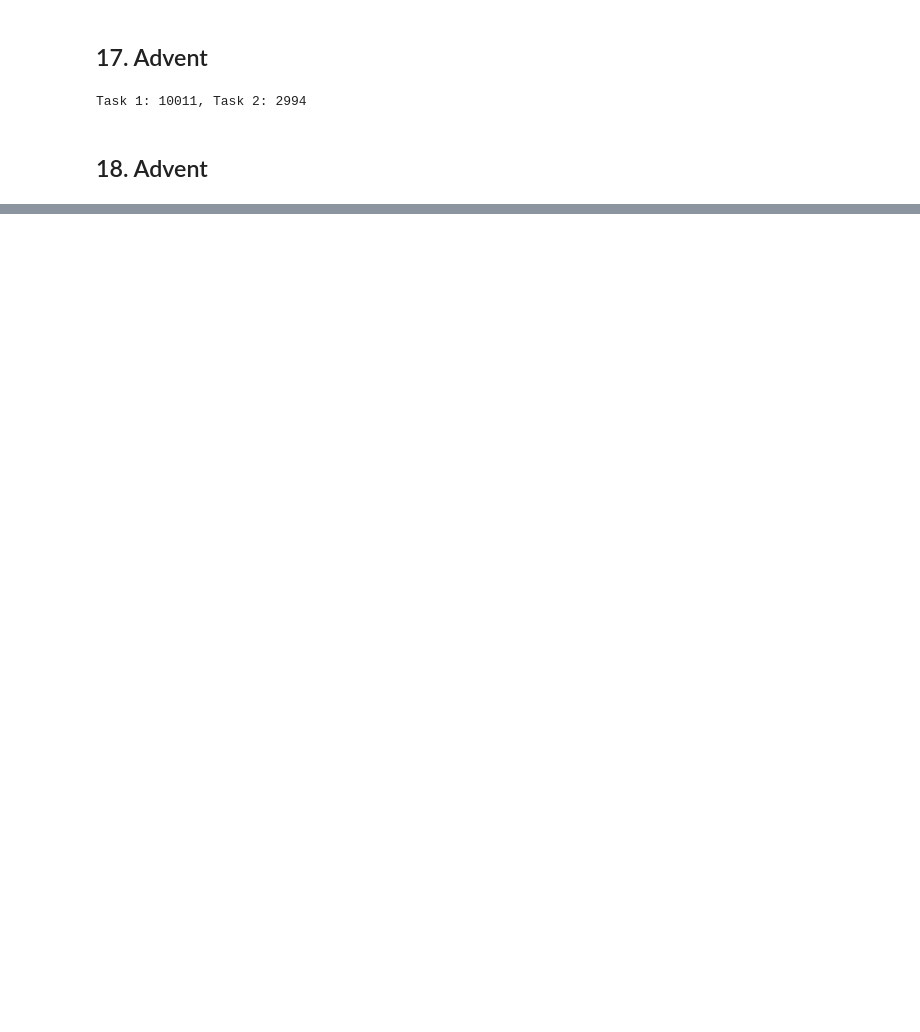
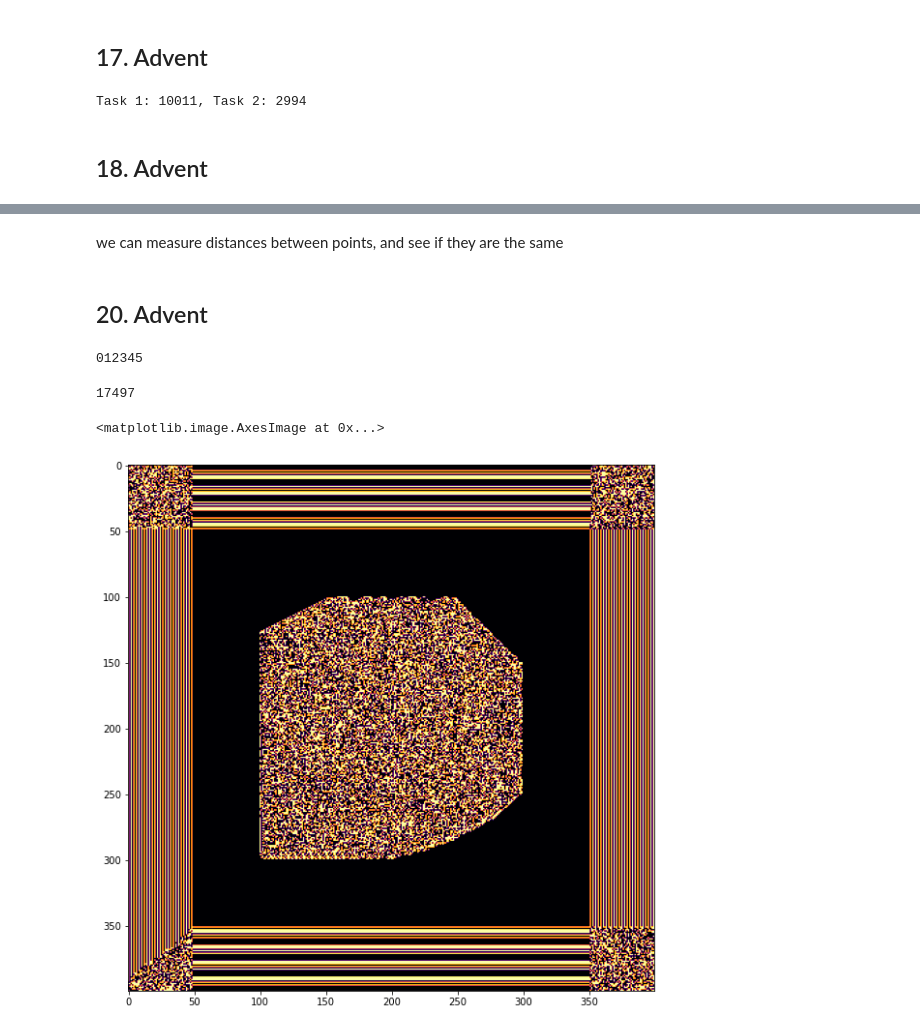
Before and after one commit to charelF/AOC2021, a Jupyter notebook: aoc.ipynb, the cells around one changed output, grey strips where cells are left out. Drawn from its saved outputs; the diff is of its cells as text; code cells hidden in the pictures; blank space fills up the shorter version.

```diff
--- a/aoc.ipynb
+++ b/aoc.ipynb
@@ -625,0 +764,2 @@ NameError: name 'cat' is not defined
+# %% [markdown]
+we can measure distances between points, and see if they are the same
@@ -625,0 +803,44 @@ NameError: name 'cat' is not defined
+# %% [markdown]
+## 20. Advent
+# %%
+from scipy.ndimage import generic_filter
+
+df = pd.read_csv("inputs/20")
+M = df.iloc[:,0].str.split("", expand=True).iloc[:, 1:-1].replace({"#":1, ".":0}).astype(np.uint16).to_numpy()
+s = np.where(np.array(list(df.columns[0])) == "#", True, False).astype(np.uint16)
+
+P2 = np.array([256, 128, 64, 32, 16, 8, 4, 2, 1]).astype(np.uint16)
+
+iterations = 100
+M = np.pad(M, iterations+2, 'constant', constant_values=0)
+# M,s
+for i in range(iterations):
+    print(i, end="")
+    M = generic_filter(input=M, function=lambda m: s[np.sum(m * P2, dtype=np.uint16)], footprint=np.ones((3,3)), mode="constant")
+    if i == 5: break
+
+
+    # print(M.shape)
+
+# plt.imshow(M[1:-1,1:-1])
+# plt.show()
+
+
+
+# s[294]
+# print(M.sum())
+# M
+
+# sX/
+# %% [output]
+012345
+# %%
+print(M[iterations:-iterations,iterations:-iterations].sum())
+# %% [output]
+17497
+# %%
+plt.figure(figsize=(10,10))
+plt.imshow(M, cmap="inferno")
+# %% [output]
+<matplotlib.image.AxesImage at 0x...>
+[figure, added]
```
Also changed, not shown: parts of 11 cells of this notebook, 6 other files.
